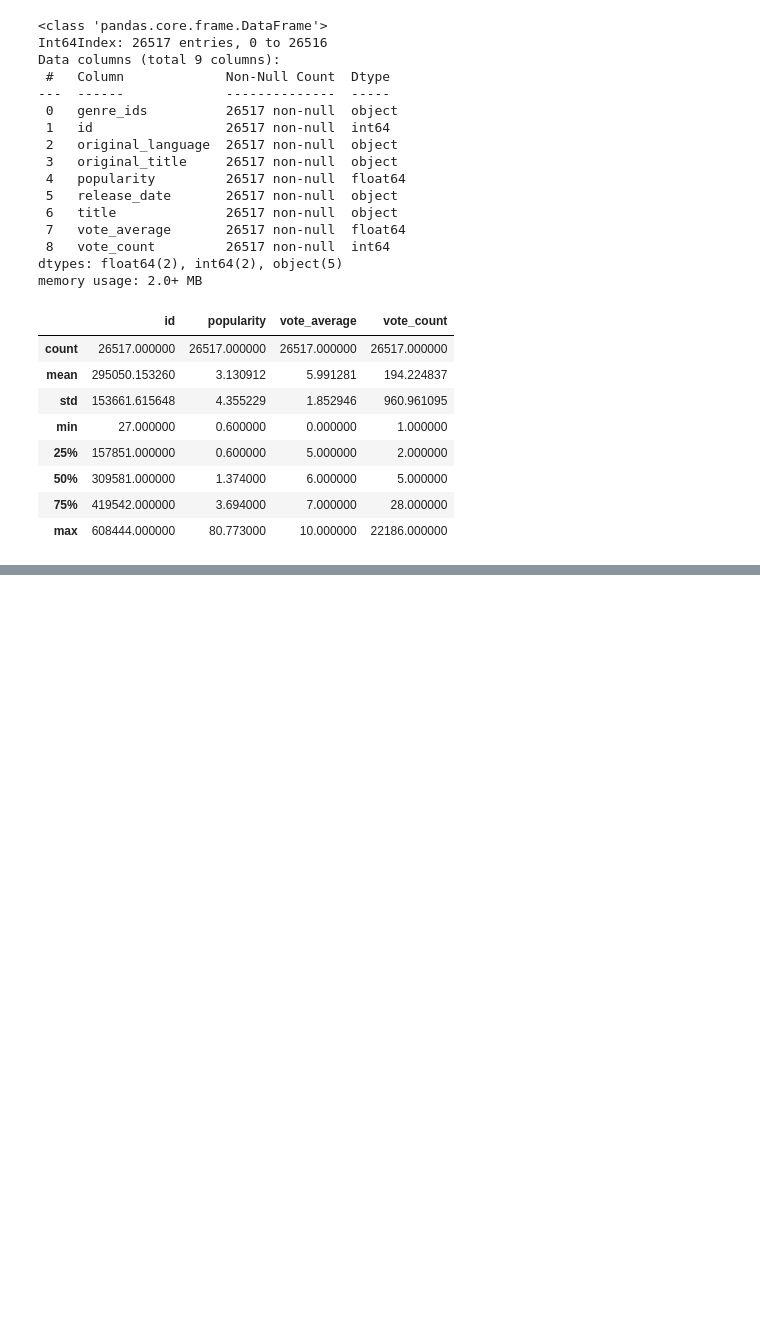
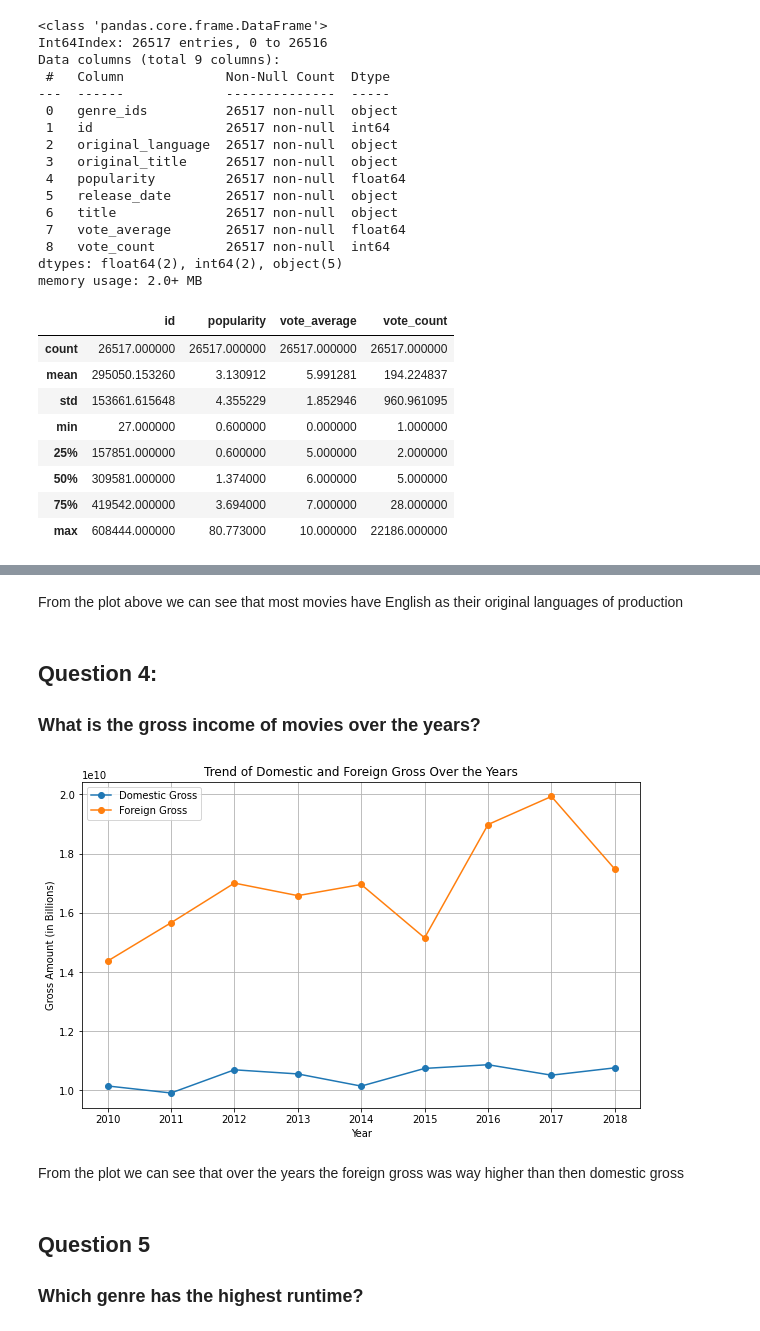
Before and after one commit to guddacandy/dsc-phase-1-project-v2-4, a Jupyter notebook: student.ipynb, the cells around one changed output, grey strips where cells are left out. Cells and saved outputs as stored; diff of their text form; code cells hidden in the pictures; blank space fills up the shorter version.

```diff
--- a/student.ipynb
+++ b/student.ipynb
@@ -386,0 +444,11 @@ Length: 2007, dtype: int64
+# %%
+change_type = ['foreign_gross']
+
+# Convert the columns to strings and then replace commas (,) with empty strings ('')
+Budgets[change_type] = Budgets[change_type].astype(str).apply(lambda x: x.str.replace(',', ''))
+
+# Convert the columns to float
+Budgets[change_type] = Budgets[change_type].astype(float)
+
+# Check data types
+Budgets.dtypes
@@ -447,0 +812,32 @@ dtype: bool
+# %% [markdown]
+From the plot above we can see that most movies have English as their original languages of production
+# %% [markdown]
+## Question 4:
+### What is the gross income of movies over the years?
+# %%
+# Group the data by year and calculate the total domestic and foreign gross for each year
+yearly_gross = Budgets.groupby('year')[['domestic_gross', 'foreign_gross']].sum()
+
+# Create a figure
+plt.figure(figsize=(10, 6))
+
+#Plot the line graph
+plt.plot(yearly_gross.index, yearly_gross['domestic_gross'], marker='o', label='Domestic Gross')
+plt.plot(yearly_gross.index, yearly_gross['foreign_gross'], marker='o', label='Foreign Gross')
+
+# Set the titles and labels
+plt.title('Trend of Domestic and Foreign Gross Over the Years')
+plt.xlabel('Year')
+plt.ylabel('Gross Amount (in Billions)')
+plt.legend()
+plt.grid()
+
+#Display plot
+plt.show()
+# %% [output]
+[figure, added]
+# %% [markdown]
+From the plot we can see that over the years the foreign gross was way higher than then domestic gross
+# %% [markdown]
+## Question 5
+### Which genre has the highest runtime?
```
Also changed, not shown: parts of 101 cells of this notebook, 1 other file.
